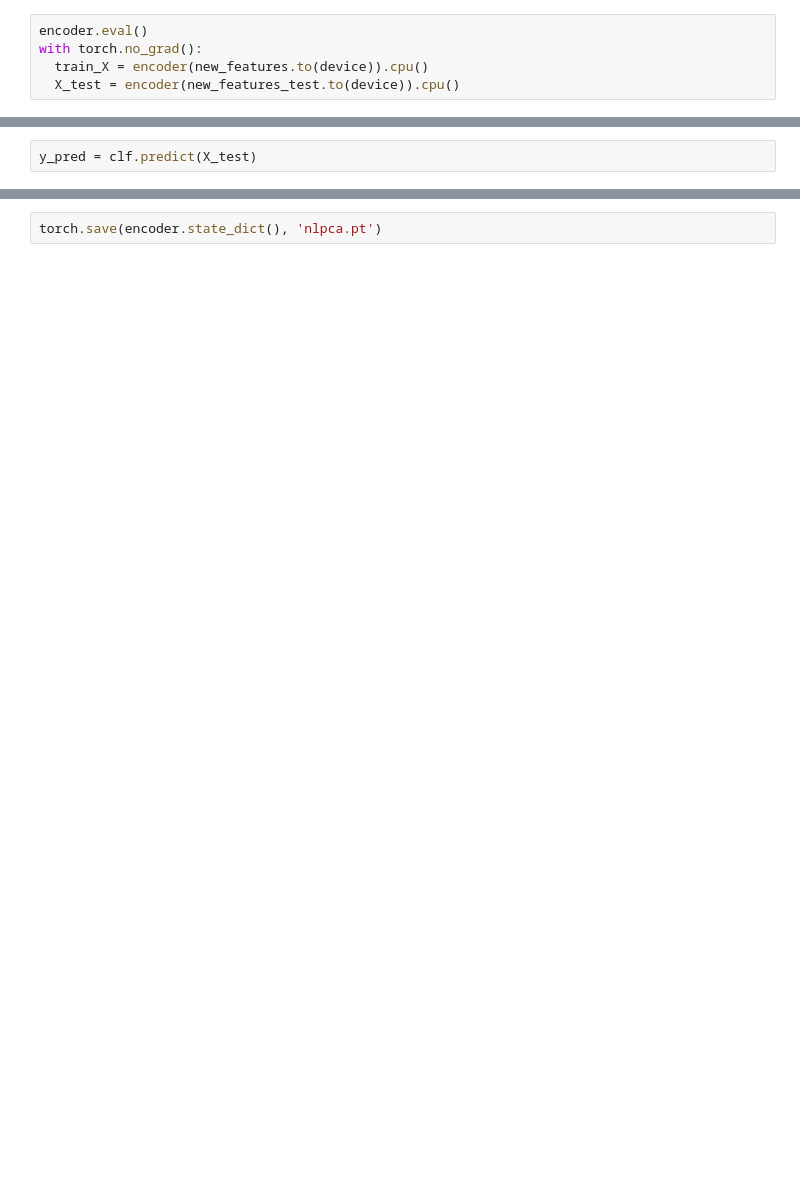
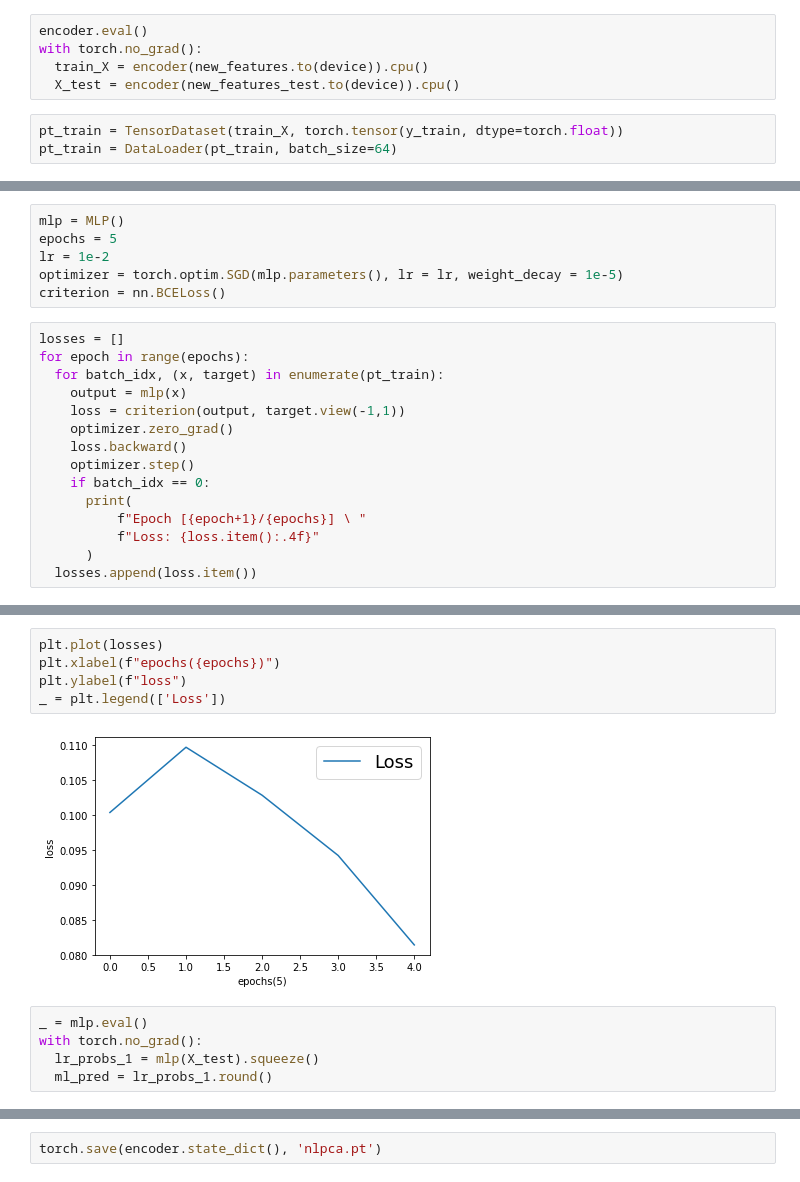
Before and after one commit to acen20/DEL, a Jupyter notebook: deep-ensemble-jet/notebooks/nlpca.ipynb, the cells around one changed output, grey strips where cells are left out. Cells and saved outputs as stored; diff of their text form; blank space fills up the shorter version.

```diff
--- a/deep-ensemble-jet/notebooks/nlpca.ipynb
+++ b/deep-ensemble-jet/notebooks/nlpca.ipynb
@@ -407,4 +407,7 @@ encoder.eval()
 with torch.no_grad():
   train_X = encoder(new_features.to(device)).cpu()
   X_test = encoder(new_features_test.to(device)).cpu()
+# %%
+pt_train = TensorDataset(train_X, torch.tensor(y_train, dtype=torch.float))
+pt_train = DataLoader(pt_train, batch_size=64)
 # %%
@@ -416,2 +432,21 @@ MLPClassifier(hidden_layer_sizes=(5, 10), random_state=1)
 # %%
-y_pred = clf.predict(X_test)
+mlp = MLP()
+epochs = 5
+lr = 1e-2
+optimizer = torch.optim.SGD(mlp.parameters(), lr = lr, weight_decay = 1e-5)
+criterion = nn.BCELoss()
+# %%
+losses = []
+for epoch in range(epochs):
+  for batch_idx, (x, target) in enumerate(pt_train):
+    output = mlp(x)
+    loss = criterion(output, target.view(-1,1))
+    optimizer.zero_grad()
+    loss.backward()
+    optimizer.step()
+    if batch_idx == 0:
+      print(
+          f"Epoch [{epoch+1}/{epochs}] \ "
+          f"Loss: {loss.item():.4f}"
+      )
+  losses.append(loss.item())
@@ -418 +459,13 @@ y_pred = clf.predict(X_test)
+# %%
+plt.plot(losses)
+plt.xlabel(f"epochs({epochs})")
+plt.ylabel(f"loss")
+_ = plt.legend(['Loss'])
+# %% [output]
+[figure, added]
+# %%
+_ = mlp.eval()
+with torch.no_grad():
+  lr_probs_1 = mlp(X_test).squeeze()
+  ml_pred = lr_probs_1.round()
 # %%
```
Also changed, not shown: parts of 13 cells of this notebook, 1 other file.
